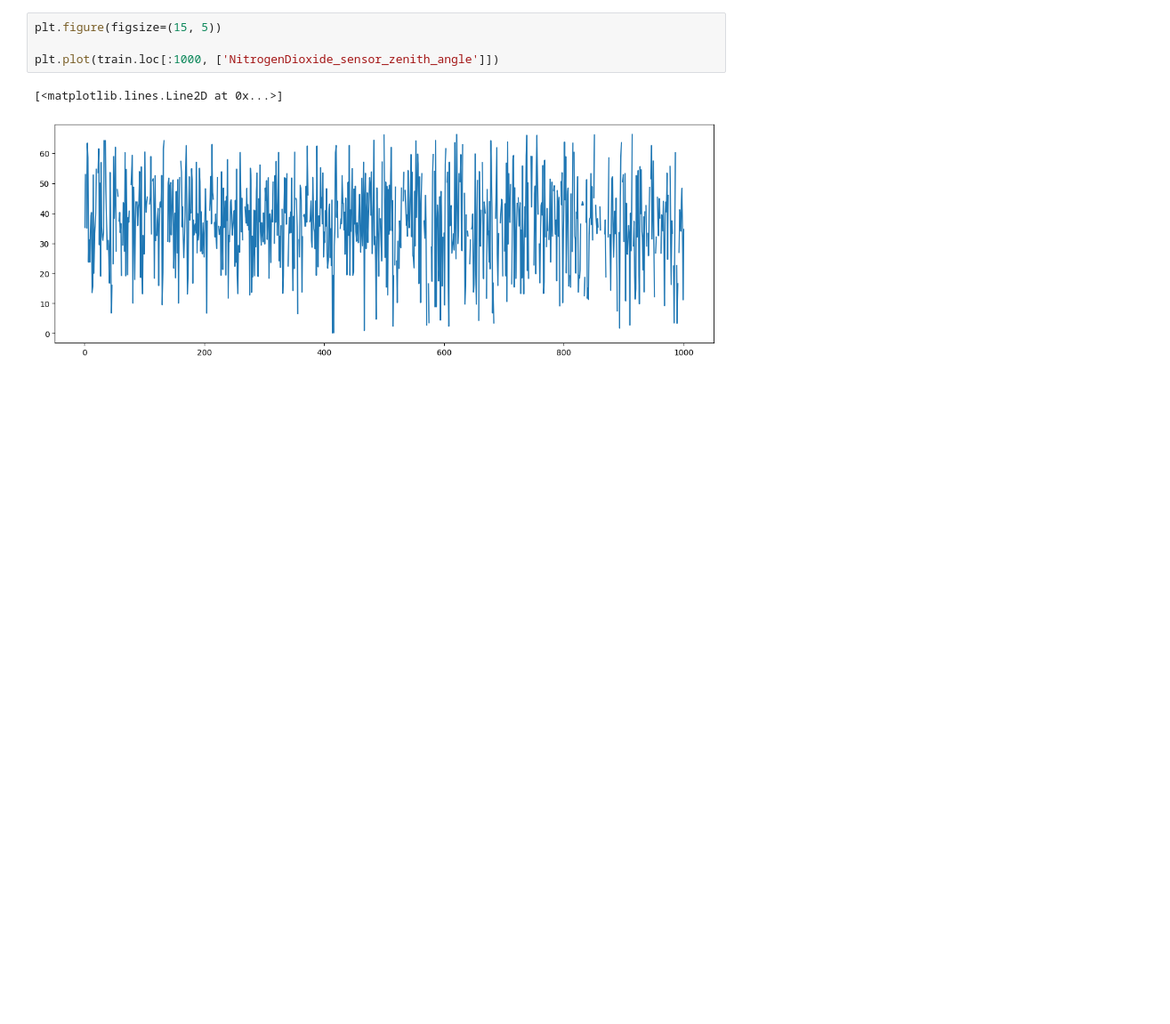
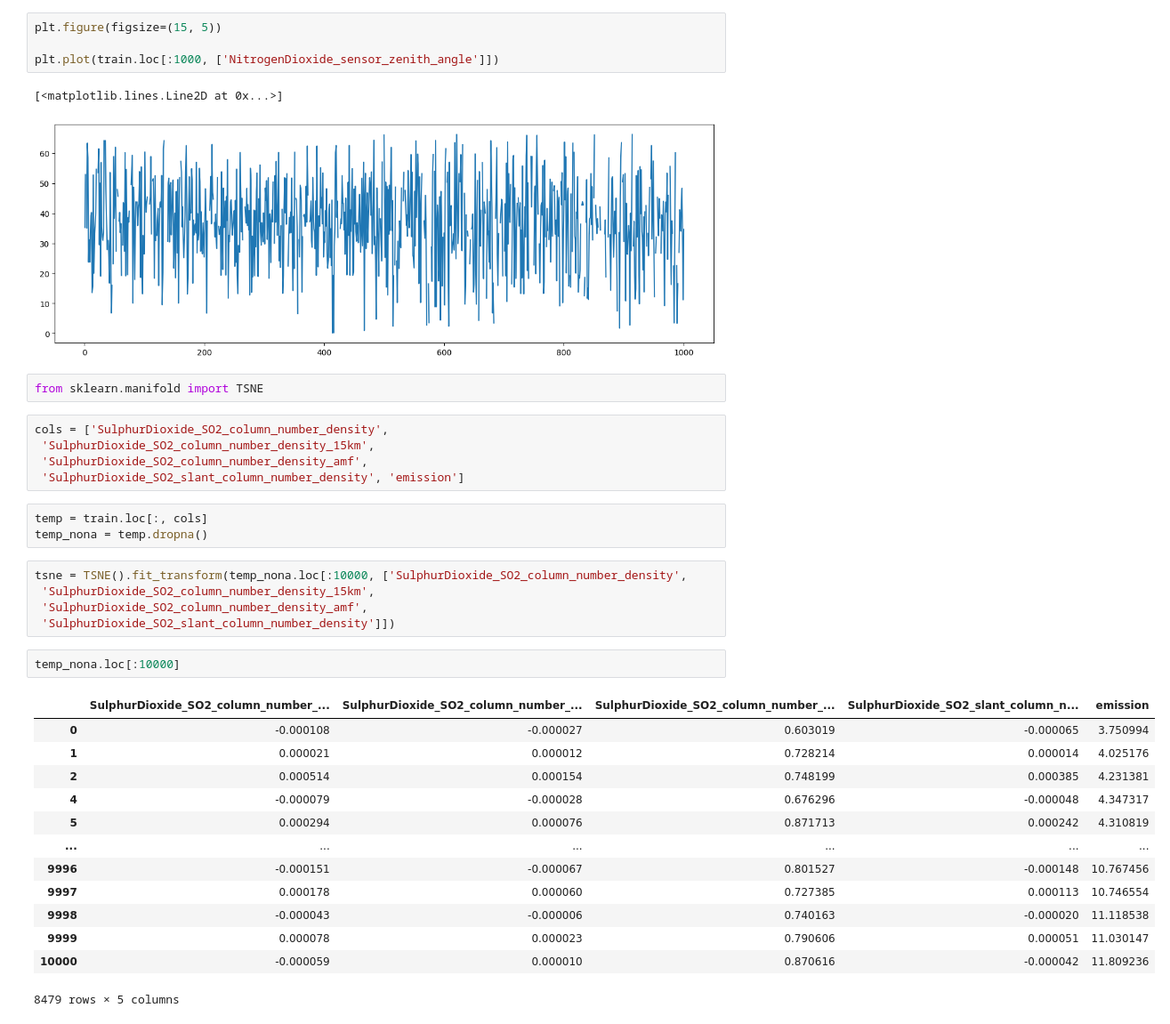
Before and after one commit to yudavid0611/kaggle-co2, a Jupyter notebook: dev/eda/eda.ipynb, the cells around one changed output. Shown at 89% size. Cells and saved outputs as stored; diff of their text form; blank space fills up the shorter version.

```diff
--- a/dev/eda/eda.ipynb
+++ b/dev/eda/eda.ipynb
@@ -249,3 +311,34 @@ plt.plot(train.loc[:1000, ['NitrogenDioxide_sensor_zenith_angle']])
 # %% [output]
 [<matplotlib.lines.Line2D at 0x...>]
 [figure]
+# %%
+from sklearn.manifold import TSNE
+# %%
+cols = ['SulphurDioxide_SO2_column_number_density',
+ 'SulphurDioxide_SO2_column_number_density_15km',
+ 'SulphurDioxide_SO2_column_number_density_amf',
+ 'SulphurDioxide_SO2_slant_column_number_density', 'emission']
+# %%
+temp = train.loc[:, cols]
+temp_nona = temp.dropna()
+# %%
+tsne = TSNE().fit_transform(temp_nona.loc[:10000, ['SulphurDioxide_SO2_column_number_density',
+ 'SulphurDioxide_SO2_column_number_density_15km',
+ 'SulphurDioxide_SO2_column_number_density_amf',
+ 'SulphurDioxide_SO2_slant_column_number_density']])
+# %%
+temp_nona.loc[:10000]
+# %% [output]
+|  | SulphurDioxide_SO2_column_number_... | SulphurDioxide_SO2_column_number_... | SulphurDioxide_SO2_column_number_... | SulphurDioxide_SO2_slant_column_n... | emission |
+| 0 | -0.000108 | -0.000027 | 0.603019 | -0.000065 | 3.750994 |
+| 1 | 0.000021 | 0.000012 | 0.728214 | 0.000014 | 4.025176 |
+| 2 | 0.000514 | 0.000154 | 0.748199 | 0.000385 | 4.231381 |
+| 4 | -0.000079 | -0.000028 | 0.676296 | -0.000048 | 4.347317 |
+| 5 | 0.000294 | 0.000076 | 0.871713 | 0.000242 | 4.310819 |
+| ... | ... | ... | ... | ... | ... |
+| 9996 | -0.000151 | -0.000067 | 0.801527 | -0.000148 | 10.767456 |
+| 9997 | 0.000178 | 0.000060 | 0.727385 | 0.000113 | 10.746554 |
+| 9998 | -0.000043 | -0.000006 | 0.740163 | -0.000020 | 11.118538 |
+| 9999 | 0.000078 | 0.000023 | 0.790606 | 0.000051 | 11.030147 |
+| 10000 | -0.000059 | 0.000010 | 0.870616 | -0.000042 | 11.809236 |
+8479 rows × 5 columns
```
Also changed, not shown: parts of 25 cells of this notebook, 5 other files.
